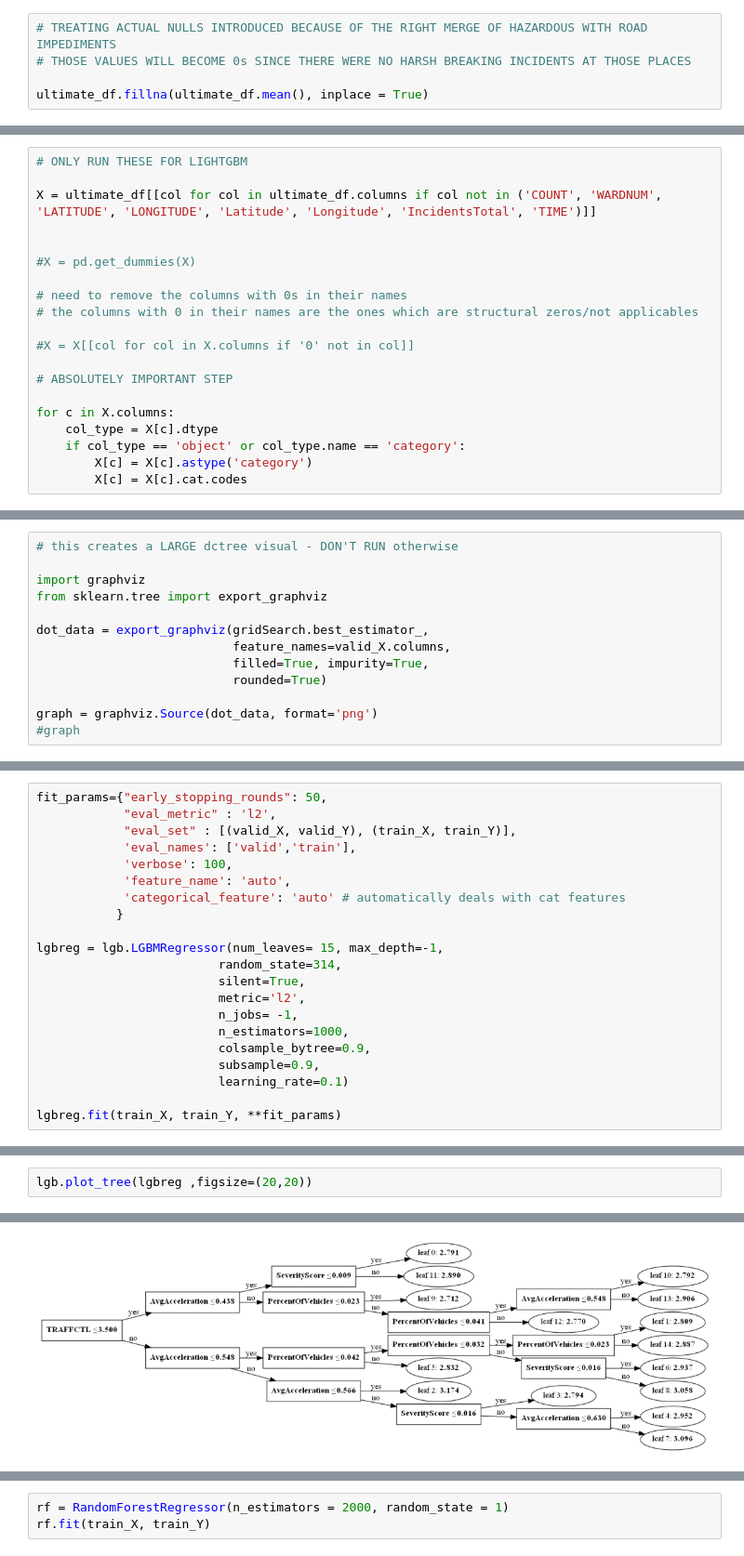
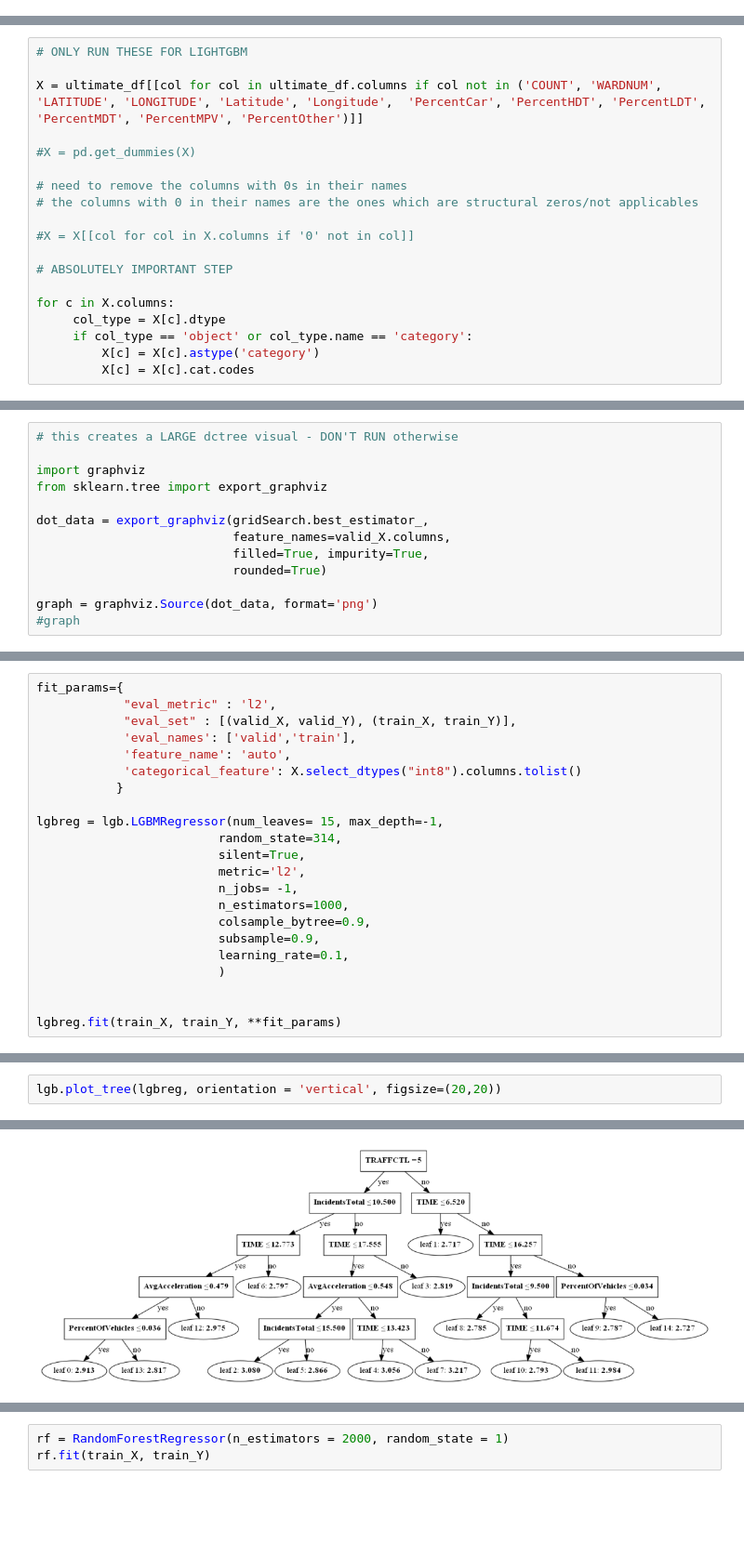
Before and after one commit to Vincent-Kwan/Safe-Roads-Competition, a Jupyter notebook: Tree Models.ipynb, the cells around one changed output, grey strips where cells are left out. Shown at 93% size. Cells and saved outputs as stored; diff of their text form; blank space fills up the shorter version.

```diff
--- a/Tree Models.ipynb
+++ b/Tree Models.ipynb
@@ -78,5 +52,0 @@ dtype: int64
-# %%
-# TREATING ACTUAL NULLS INTRODUCED BECAUSE OF THE RIGHT MERGE OF HAZARDOUS WITH ROAD IMPEDIMENTS
-# THOSE VALUES WILL BECOME 0s SINCE THERE WERE NO HARSH BREAKING INCIDENTS AT THOSE PLACES
-
-ultimate_df.fillna(ultimate_df.mean(), inplace = True)
@@ -142,8 +92,7 @@ X.shape
 # %%
 # ONLY RUN THESE FOR LIGHTGBM
 
-X = ultimate_df[[col for col in ultimate_df.columns if col not in ('COUNT', 'WARDNUM', 'LATITUDE', 'LONGITUDE', 'Latitude', 'Longitude', 'IncidentsTotal', 'TIME')]]
-
+X = ultimate_df[[col for col in ultimate_df.columns if col not in ('COUNT', 'WARDNUM', 'LATITUDE', 'LONGITUDE', 'Latitude', 'Longitude',  'PercentCar', 'PercentHDT', 'PercentLDT', 'PercentMDT', 'PercentMPV', 'PercentOther')]]
 
 #X = pd.get_dummies(X)
 
@@ -155,10 +104,10 @@ X = ultimate_df[[col for col in ultimate_df.columns if col not in ('COUNT', 'WAR
 # ABSOLUTELY IMPORTANT STEP
 
 for c in X.columns:
-    col_type = X[c].dtype
-    if col_type == 'object' or col_type.name == 'category':
-        X[c] = X[c].astype('category')
-        X[c] = X[c].cat.codes
+     col_type = X[c].dtype
+     if col_type == 'object' or col_type.name == 'category':
+         X[c] = X[c].astype('category')
+         X[c] = X[c].cat.codes
 # %% [output]
 A value is trying to be set on a copy of a slice from a DataFrame.
 Try using .loc[row_indexer,col_indexer] = value instead
@@ -268,11 +215,10 @@ Mean Absolute Percentage Error (MAPE) : 71.5687
 # %%
-fit_params={"early_stopping_rounds": 50,
+fit_params={
             "eval_metric" : 'l2',
             "eval_set" : [(valid_X, valid_Y), (train_X, train_Y)],
             'eval_names': ['valid','train'],
-            'verbose': 100,
             'feature_name': 'auto',
-            'categorical_feature': 'auto' # automatically deals with cat features
+            'categorical_feature': X.select_dtypes("int8").columns.tolist()
            }
 
 lgbreg = lgb.LGBMRegressor(num_leaves= 15, max_depth=-1,
@@ -283,7 +229,9 @@ lgbreg = lgb.LGBMRegressor(num_leaves= 15, max_depth=-1,
                          n_estimators=1000,
                          colsample_bytree=0.9,
                          subsample=0.9,
-                         learning_rate=0.1)
+                         learning_rate=0.1,
+                         )
+
 
 lgbreg.fit(train_X, train_Y, **fit_params)
 # %% [output]
@@ -315,8 +288,8 @@ lgb.plot_metric(lgbreg, figsize = (10,10))
 # %%
-lgb.plot_tree(lgbreg ,figsize=(20,20))
+lgb.plot_tree(lgbreg, orientation = 'vertical', figsize=(20,20))
 # %% [output]
 <AxesSubplot:>
-[figure, old version]
+[figure, new version]
 # %%
 print(regressionSummary(train_Y, lgbreg.predict(train_X)))
 regressionSummary(valid_Y, lgbreg.predict(valid_X))
```
Also changed, not shown: parts of 20 cells of this notebook, 3 other files.
